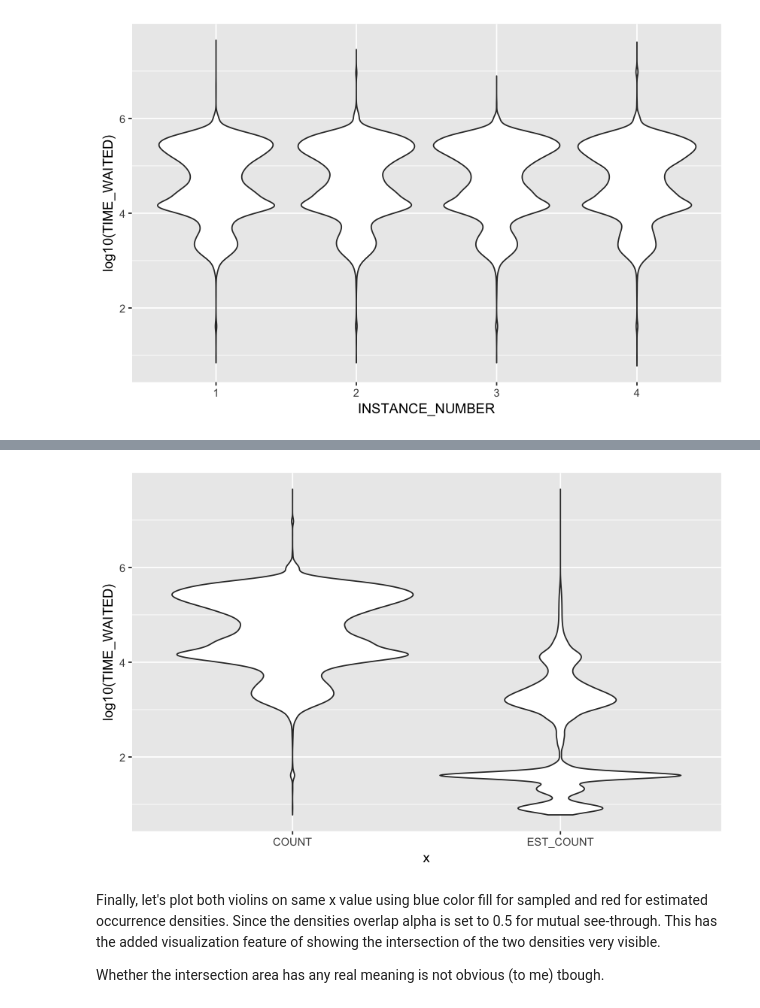
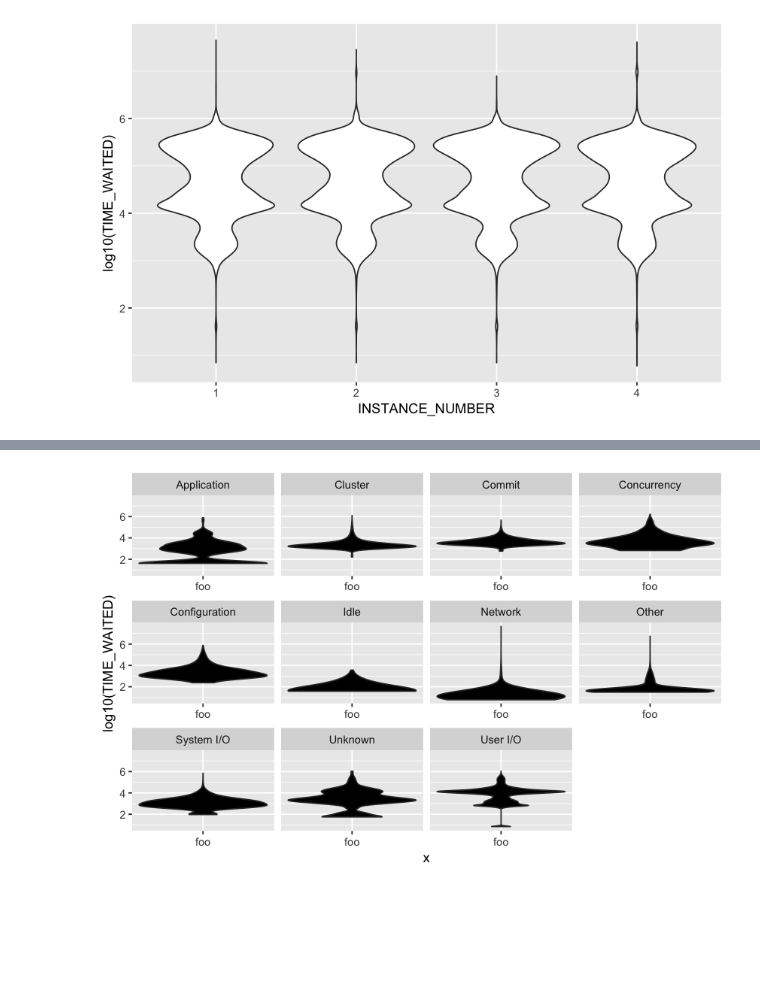
Before and after one commit to jberesni/ASHviz, a Jupyter notebook: Jupyter/eventEst.ipynb, the cells around one changed output, grey strips where cells are left out. Cells and saved outputs as stored; diff of their text form; code cells hidden in the pictures; blank space fills up the shorter version.

```diff
--- a/Jupyter/eventEst.ipynb
+++ b/Jupyter/eventEst.ipynb
@@ -193,0 +266,3 @@ ggplot(data=Events, aes(x=INSTANCE_NUMBER, y=log10(TIME_WAITED))) +
+# %%
+d <- Events %>% mutate(TOT_TOT = sum(EST_COUNT)) %>% group_by(WAITCLASS) %>% mutate(CLASS_TOT = sum(EST_COUNT))
+#str(d)
@@ -218,10 +300,7 @@ Let's do a side-by-side comparison of sample count to estimated count densities
 # %%
-ggplot(data=Events, aes(x="COUNT", y=log10(TIME_WAITED))) +
-  geom_violin() +
-  geom_violin(aes(x="EST_COUNT", weight=EST_COUNT/sum(EST_COUNT)))
+ggplot( data = d
+      , aes( x = "foo", y = log10(TIME_WAITED) ) ) +
+  geom_violin( aes( weight = EST_COUNT / CLASS_TOT , fill = I("black")) ) +
+  facet_wrap(~WAITCLASS, scales = "free_x")
 # %% [output]
-[figure, old version]
+[figure, new version]
-# %% [markdown]
-Finally, let's plot both violins on same x value using blue color fill for sampled and red for estimated occurrence densities. Since the densities overlap alpha is set to 0.5 for mutual see-through. This has the added visualization feature of showing the intersection of the two densities very visible.
-
-Whether the intersection area has any real meaning is not obvious (to me) tbough.
```
Also changed, not shown: parts of 41 cells of this notebook.
